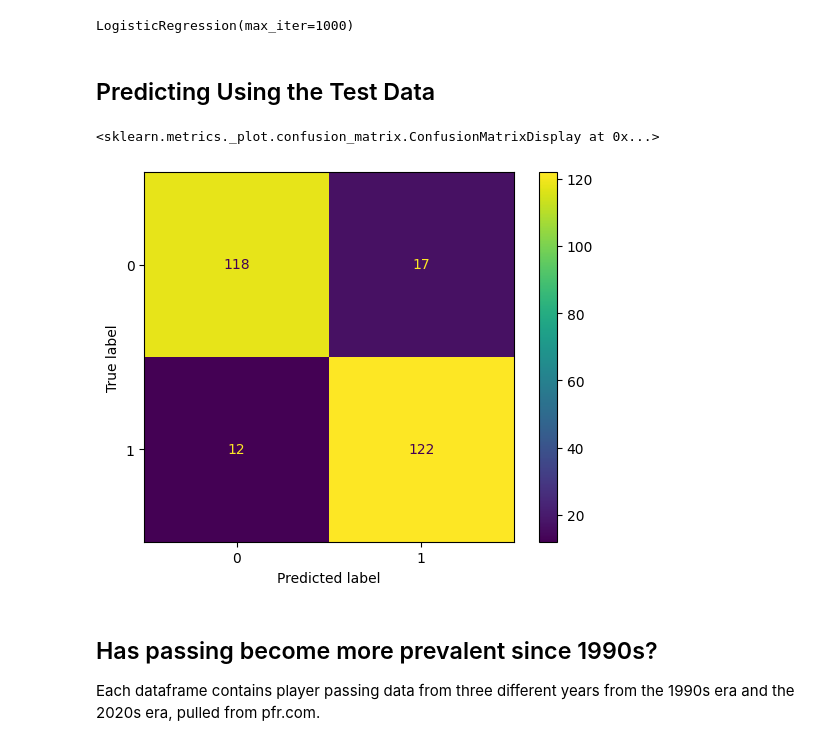
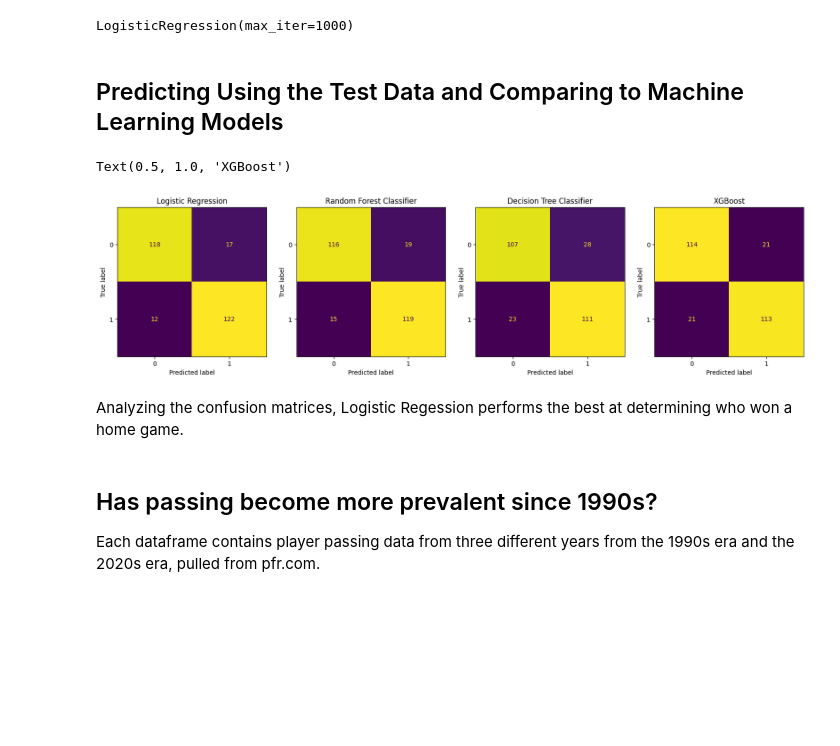
Before and after one commit to aayn-a/Exploratory-Analysis-of-Data-from-NFL-Games, a Jupyter notebook: homefieldadvatange.ipynb, the cells around one changed output. Cells and saved outputs as stored; diff of their text form; code cells hidden in the pictures; blank space fills up the shorter version.

Commit message:
Machine Learning Models

```diff
--- a/homefieldadvatange.ipynb
+++ b/homefieldadvatange.ipynb
@@ -296,19 +292,53 @@ model.fit(X_train, y_train)
 # %% [output]
 LogisticRegression(max_iter=1000)
 # %% [markdown]
-## Predicting Using the Test Data
+## Predicting Using the Test Data and Comparing to Machine Learning Models
 # %%
 from sklearn.metrics import ConfusionMatrixDisplay, confusion_matrix
+from sklearn.ensemble import RandomForestClassifier
+from sklearn.tree import DecisionTreeClassifier
+from xgboost import XGBClassifier
 
-pred = model.predict(X_test)
+predLR = model.predict(X_test)
+cm = confusion_matrix(y_test, predLR)
+dispLR = ConfusionMatrixDisplay(cm, display_labels=model.classes_)
 
 
-cm = confusion_matrix(y_test, pred)
-disp = ConfusionMatrixDisplay(cm, display_labels=model.classes_)
-disp.plot()
+rfc = RandomForestClassifier()
+rfc.fit(X_train, y_train)
+predRFC = rfc.predict(X_test)
+cm = confusion_matrix(y_test, predRFC)
+dispRFC = ConfusionMatrixDisplay(cm, display_labels=rfc.classes_)
+
+
+dtc = DecisionTreeClassifier()
+dtc.fit(X_train, y_train)
+predDTC = dtc.predict(X_test)
+cm = confusion_matrix(y_test, predDTC)
+dispDTC = ConfusionMatrixDisplay(cm, display_labels=dtc.classes_)
+
+
+xgb = XGBClassifier()
+xgb.fit(X_train, y_train)
+predXGB = xgb.predict(X_test)
+cm = confusion_matrix(y_test, predXGB)
+dispXGB = ConfusionMatrixDisplay(cm, display_labels=xgb.classes_)
+
+fig, axes = plt.subplots(1, 4, figsize=(20, 6))
+
+dispLR.plot(ax=axes[0], colorbar=False)
+axes[0].set_title("Logistic Regression")
+dispRFC.plot(ax=axes[1], colorbar=False)
+axes[1].set_title("Random Forest Classifier")
+dispDTC.plot(ax=axes[2], colorbar=False)
+axes[2].set_title("Decision Tree Classifier")
+dispXGB.plot(ax=axes[3], colorbar=False)
+axes[3].set_title("XGBoost")
 # %% [output]
-<sklearn.metrics._plot.confusion_matrix.ConfusionMatrixDisplay at 0x...>
+Text(0.5, 1.0, 'XGBoost')
-[figure, old version]
+[figure, new version]
+# %% [markdown]
+Analyzing the confusion matrices, Logistic Regession performs the best at determining who won a home game.
 # %% [markdown]
 ## Has passing become more prevalent since 1990s?
 
```
Also changed, not shown: parts of 3 cells of this notebook.
